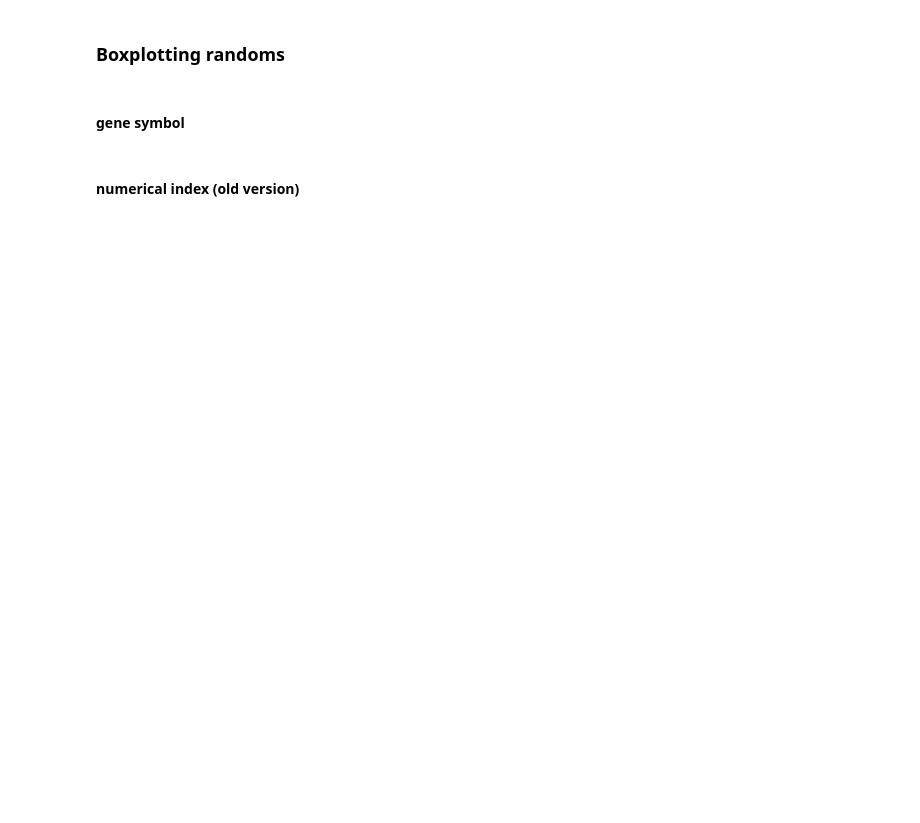
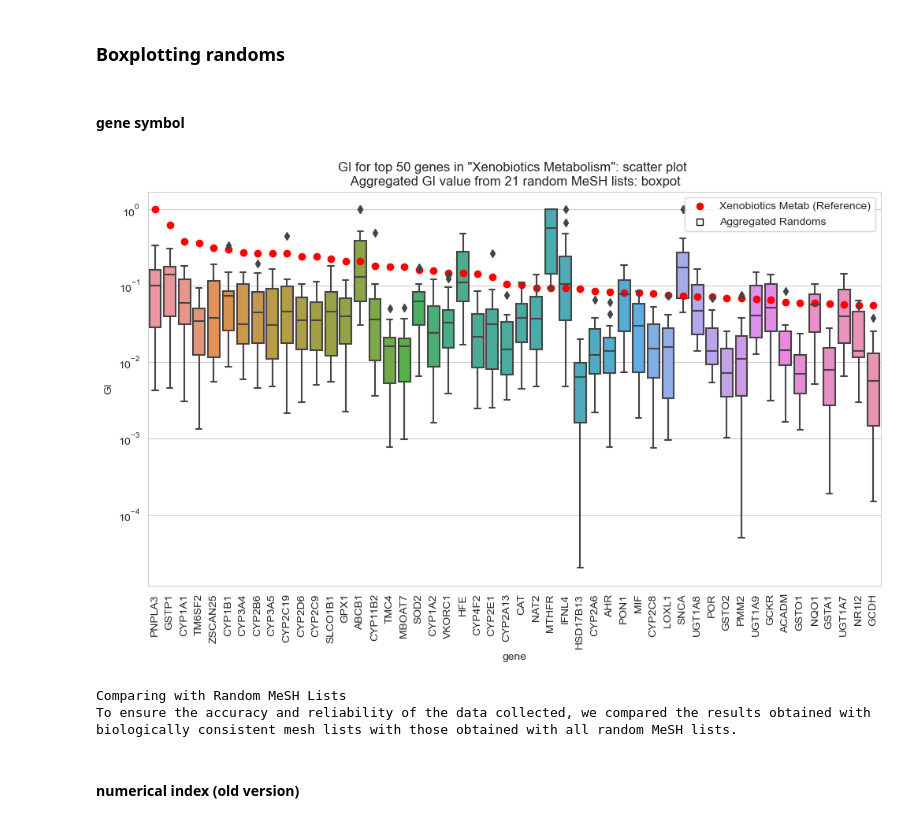
Before and after one commit to johndef64/GRPM_system, a Jupyter notebook: GRPM_04_grpm-data_analyzer.ipynb, the cells around one changed output. Saved outputs shown, nothing was run; the diff lists cells and outputs as text; code cells hidden in the pictures; blank space fills up the shorter version.

```diff
--- a/GRPM_04_grpm-data_analyzer.ipynb
+++ b/GRPM_04_grpm-data_analyzer.ipynb
@@ -59,8 +32,0 @@ def simple_bool(message):
-# %%
-import pychatgpt as op
-# Get it at: https://github.com/johndef64/pychatgpt.git
-
-# Example usage
-message = "explain me nutrigenetics"
-response = op.send_message_gpt(message)
-response
@@ -1431,35 +2154,39 @@ for dat in new_master_list[start:end]:
 plt.figure(figsize=(12, 6.5))
 
 # Data for scatter plot
 x_scatter = new_master_list[mast].gene
 y_scatter = new_master_list[mast].interest_index
 # Plot scatter:
 plt.scatter(x=x_scatter, y=y_scatter, color='red', label= master_df.short_labels[mast]+' (Reference)')
 plt.scatter(x=0, y=0, color='white',marker='s', edgecolor='black', label= 'Aggregated Randoms')
 
 # Plot randoms:
 if random_ser_num != 0:
     # Data for boxplot
     x_box = new_df.sort_values(by='gene_id', ascending=True).gene
     y_box = new_df.sort_values(by='gene_id', ascending=True).interest_index
     # Plot boxes
     sns.boxplot(x=x_box, y=y_box)
 
 # Set the tick locations and labels
 plt.xticks(rotation=90)
 plt.yscale('log')
 #plt.tight_layout()    # Ensures all labels and ticks are visible
 #plt.ylim(10 ** -5)
 
-#plt.title('GI for '+master_df.label.iloc[mast]+': scatter plot \n Aggregated GI value from 21 random MeSH lists: boxpot')
+plt.title('GI for top '+str(genes_l)+' genes in "'+master_df.label.iloc[mast]+'": scatter plot \n Aggregated GI value from 21 random MeSH lists: boxpot')
 plt.ylabel('GI')
 #plt.xlabel('top '+str(genes_l)+' genes')
 plt.legend()
-
+plt.savefig(r'G:\Altri computer\Razor\Nutrigenetica\Pubs_ourPaper\PaperRevision\Figures\figure1'+master_df.label.iloc[mast]+'.png', dpi=300)
 plt.show()
 print('''Comparing with Random MeSH Lists
 To ensure the accuracy and reliability of the data collected, we compared the results obtained with biologically consistent mesh lists with those obtained with all random MeSH lists.
 ''')
+# %% [output]
+[figure, added]
+Comparing with Random MeSH Lists
+To ensure the accuracy and reliability of the data collected, we compared the results obtained with biologically consistent mesh lists with those obtained with all random MeSH lists.
 # %% [markdown]
 #### numerical index (old version)
 # %%
```
Also changed, not shown: parts of 105 cells of this notebook.
